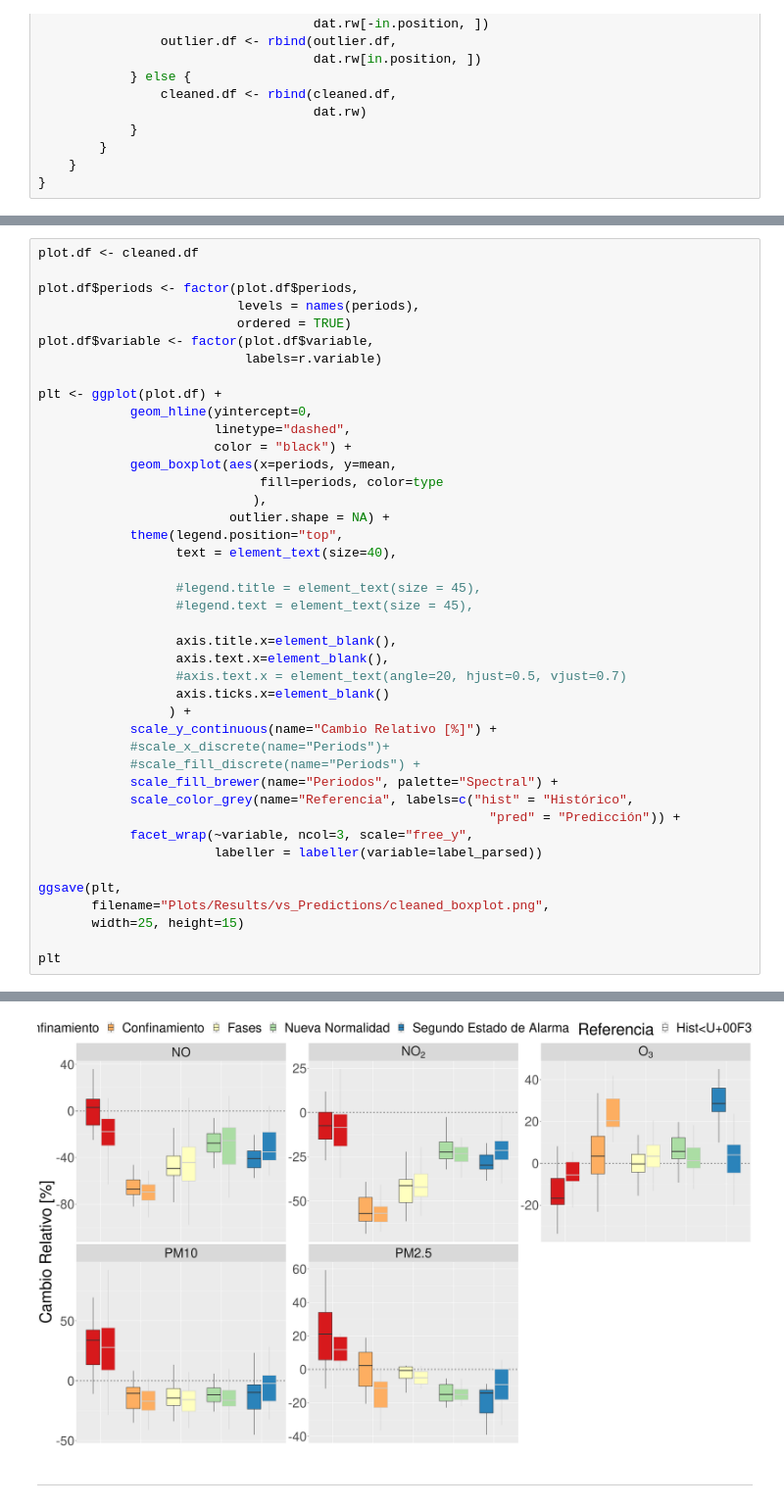
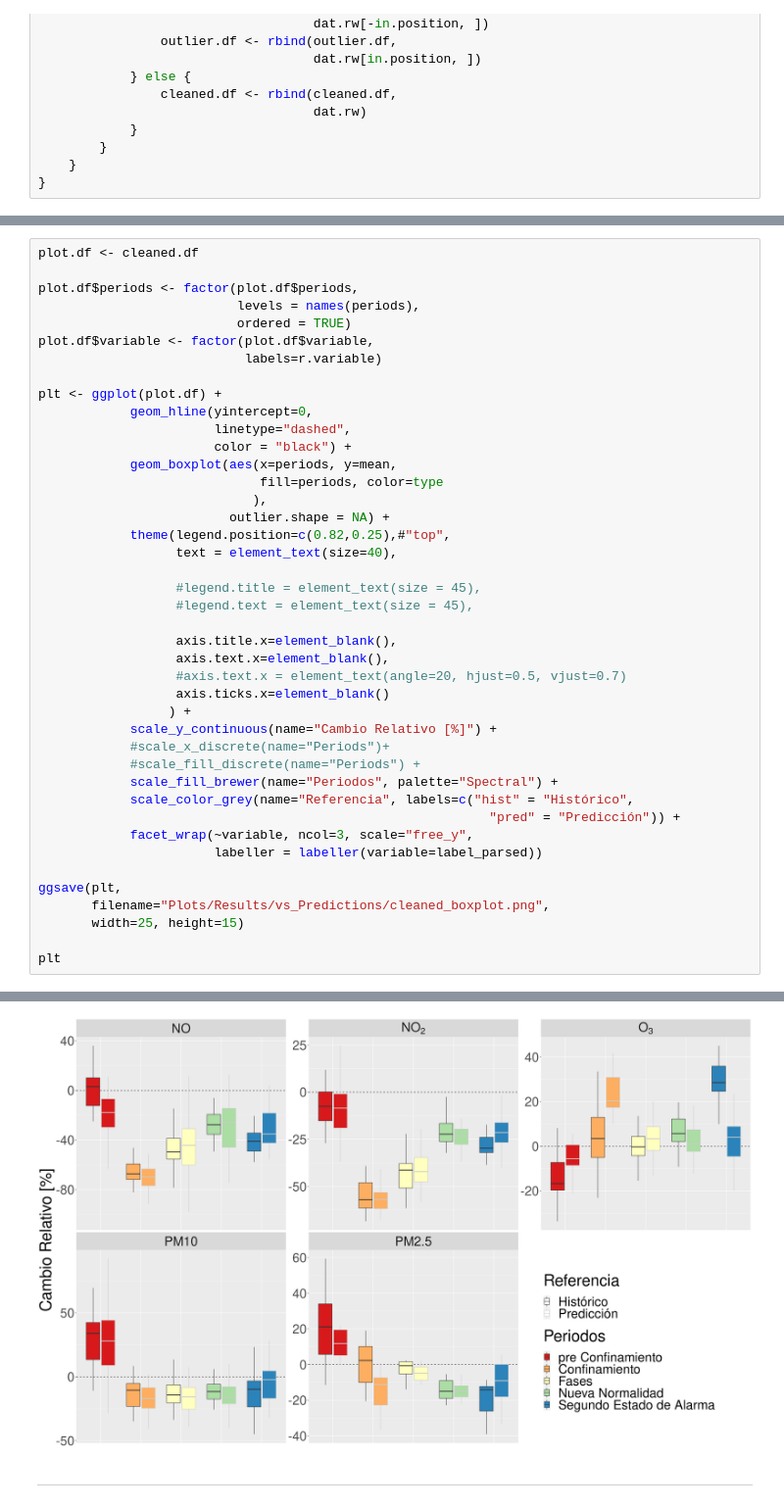
Before and after one commit to Jaimedgp/AirQualityCOVID, a Jupyter notebook: notebooks/Analysis/Predictions-Change.ipynb, the cells around one changed output, grey strips where cells are left out. Shown at 98% size. Drawn from its saved outputs; the diff is of its cells as text.

```diff
--- a/notebooks/Analysis/Predictions-Change.ipynb
+++ b/notebooks/Analysis/Predictions-Change.ipynb
@@ -273,7 +273,7 @@ plt <- ggplot(plot.df) +
                              fill=periods, color=type
                             ),
                          outlier.shape = NA) +
-            theme(legend.position="top",
+            theme(legend.position=c(0.82,0.25),#"top",
                   text = element_text(size=40),
 
                   #legend.title = element_text(size = 45),
@@ -306,4 +306,4 @@ Warning message:
-[figure, old version]
+[figure, new version]
 # %% [markdown]
 ---
 # %%
```
Also changed, not shown: parts of 7 cells of this notebook, 2 other files.
